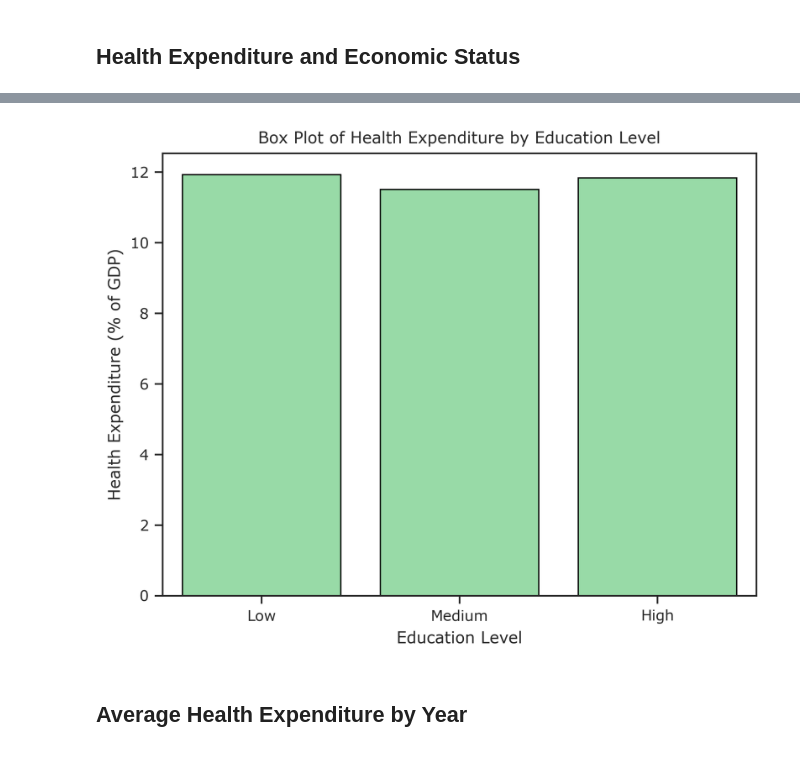
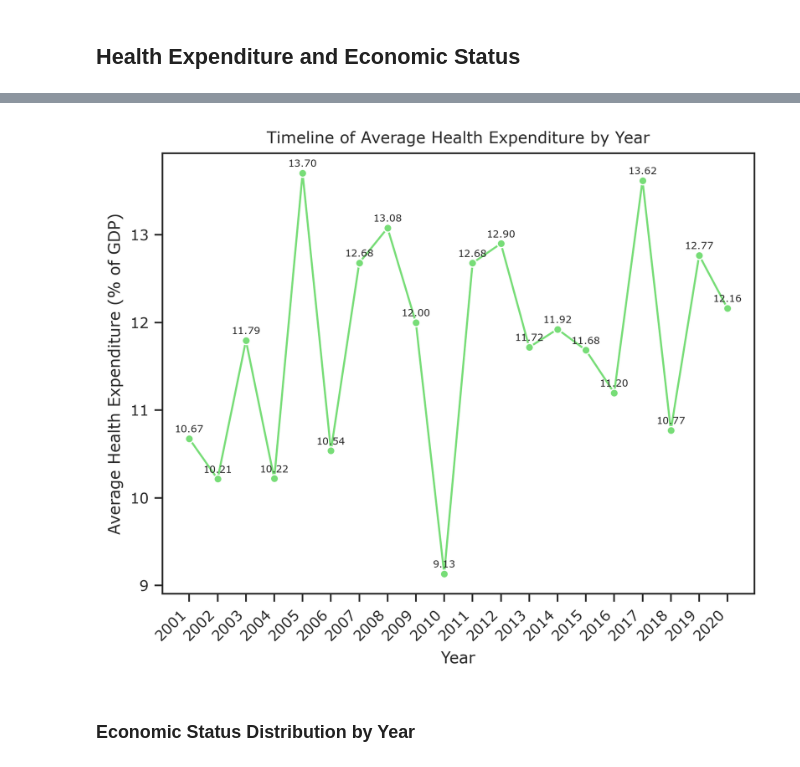
Before and after one commit to laralove143/stat112-final, a Jupyter notebook: src/lara.ipynb, the cells around one changed output, grey strips where cells are left out. Cells and saved outputs as stored; diff of their text form; code cells hidden in the pictures.

```diff
--- a/src/lara.ipynb
+++ b/src/lara.ipynb
@@ -44,23 +107,26 @@ plt.show()
-# %%
-avg_health_expenditure = (
-    df.groupby("education_level")["health_expenditure_gdp"].mean().reset_index()
-)
-
-sns.barplot(
-    x="education_level",
-    y="health_expenditure_gdp",
-    data=avg_health_expenditure,
-    order=["Low", "Medium", "High"],
-    errorbar=None,
-    edgecolor="black",
-)
-
-plt.title("Box Plot of Health Expenditure by Education Level")
-plt.xlabel("Education Level")
-plt.ylabel("Health Expenditure (% of GDP)")
-
-plt.show()
-# %% [output]
-[figure, removed]
+# %%
+avg_health_expenditure_yearly = (
+    df.groupby("year")["health_expenditure_gdp"].mean().reset_index()
+)
+
+sns.lineplot(
+    x="year", y="health_expenditure_gdp", data=avg_health_expenditure_yearly, marker="o"
+)
+plt.xticks(avg_health_expenditure_yearly["year"], rotation=45, ha="right")
+
+for x, y in zip(
+    avg_health_expenditure_yearly["year"],
+    avg_health_expenditure_yearly["health_expenditure_gdp"],
+    strict=True,
+):
+    plt.text(x, y + 0.05, f"{y:.2f}", ha="center", va="bottom", fontsize=6)
+
+plt.title("Timeline of Average Health Expenditure by Year")
+plt.xlabel("Year")
+plt.ylabel("Average Health Expenditure (% of GDP)")
+
+plt.show()
+# %% [output]
+[figure, added]
 # %% [markdown]
-## Average Health Expenditure by Year
+### Economic Status Distribution by Year
```
Also changed, not shown: parts of 13 cells of this notebook.
